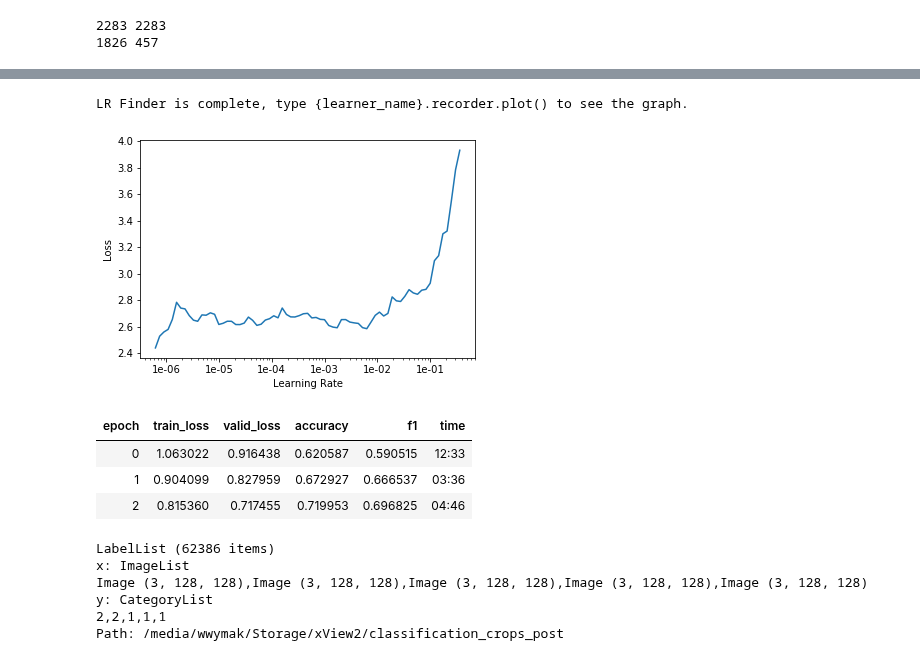
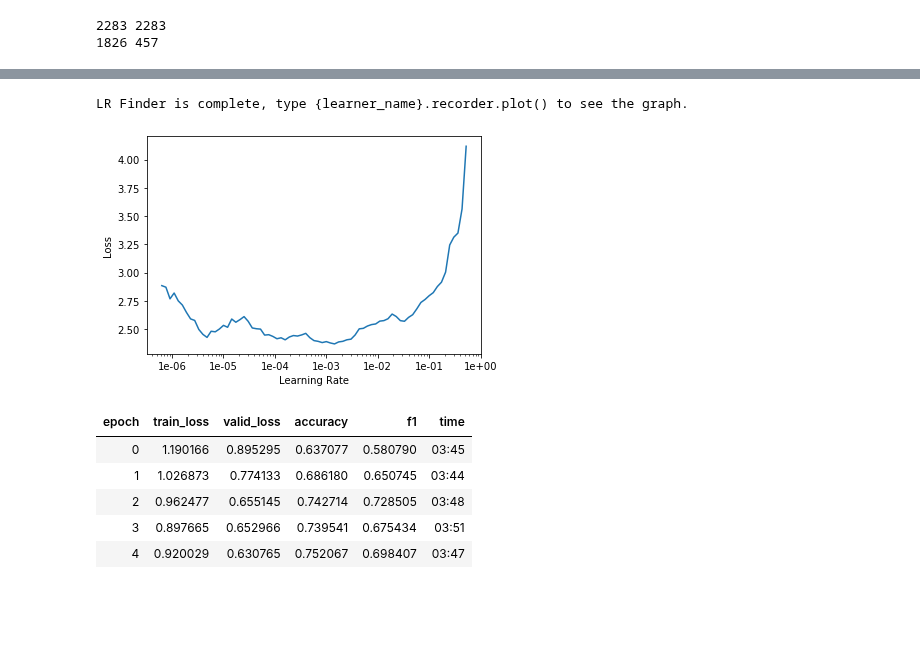
Before and after one commit to wwymak/spacenet-buildings, a Jupyter notebook: xview2/improve classification with bagging.ipynb, the cells around one changed output, grey strips where cells are left out. Saved outputs shown, nothing was run; the diff lists cells and outputs as text; code cells hidden in the pictures; blank space fills up the shorter version.

```diff
--- a/xview2/improve classification with bagging.ipynb
+++ b/xview2/improve classification with bagging.ipynb
@@ -62,7 +61,7 @@ models_path = data_dir / "models"
 classifcation_crop_dir = data_dir/"classification_crops_post"
 classification_labels = pd.read_csv(data_dir/"train_pre_post.csv")
 classification_labels["crop_filename"] = classification_labels.uuid.apply(lambda x: f"{x}.png")
-damage_crops_test_folder = data_dir / "classification_crops_test"
+damage_crops_test_folder = data_dir / "classification_crops_post"
 classification_labels.head()
 # %% [output]
 |  | uuid | img_id_pre | img_id_post | label | crop_filename |
@@ -223,3 +211,20 @@ data.show_batch(ds_type=DatasetType.Valid)
+# %%
+class CombinedCrossEntropyMSELoss(nn.Module):
+
+    def __init__(self, frac_mse=0.5, frac_ce=0.5):
+        super(CombinedCrossEntropyMSELoss, self).__init__()
+        self.frac_mse = frac_mse
+        self.frac_ce = frac_ce
+
+    def forward(self, inputs, targets, **kwargs):
+        predicted = torch.argmax(inputs, dim=1)
+        #torch.Size([8, 9, 256, 256]) torch.Size([8, 1, 256, 256])
+        ce_loss = CrossEntropyFlat()(inputs, targets)
+        mse_loss = torch.nn.MSELoss()(predicted.float(), targets.float())
+
+        total_loss = self.frac_mse * mse_loss + \
+                self. frac_ce * ce_loss
+        return total_loss
 # %%
 del learn
 gc.collect()
@@ -228,48 +233,41 @@ gc.collect()
 # mixnet = geffnet.mixnet_l(pretrained=True, drop_rate=0.25, drop_connect_rate=0.2, as_sequential=True)
 
 size=128
 bs=8
 src = (ImageList
        .from_df(datasets[0], path=classifcation_crop_dir, cols=['crop_filename'])
        .split_from_df(col="is_valid")
        .label_from_df(cols='label'))
 data = (src
         .transform(get_transforms(do_flip=True,
              flip_vert=True,
              max_rotate=180,
              max_zoom=1.2,
              max_lighting=0.5,
              max_warp=0.2,
              p_affine=0.75,
              p_lighting=0.75), size=size, tfm_y=False)
         .add_test_folder(damage_crops_test_folder)
         .databunch(bs=bs)
         .normalize(imagenet_stats))
 
 learn = cnn_learner(data,models.resnet50, metrics=[accuracy, f1])
 learn.model_dir = models_path
-# learn.loss_func =CombinedLoss(alpha=0.75, gamma=4);
+learn.loss_func =CombinedCrossEntropyMSELoss();
 learn.to_fp16();
 
 learn.lr_find()
 learn.recorder.plot();
 # %% [output]
 [interactive output not drawn]
 LR Finder is complete, type {learner_name}.recorder.plot() to see the graph.
-[figure, old version]
+[figure, new version]
 # %%
-learn.fit_one_cycle(3, max_lr=1e-3)
+learn.fit_one_cycle(5, max_lr=1e-3)
 # %% [output]
 | epoch | train_loss | valid_loss | accuracy | f1 | time |
-| 0 | 1.063022 | 0.916438 | 0.620587 | 0.590515 | 12:33 |
-| 1 | 0.904099 | 0.827959 | 0.672927 | 0.666537 | 03:36 |
-| 2 | 0.815360 | 0.717455 | 0.719953 | 0.696825 | 04:46 |
+| 0 | 1.190166 | 0.895295 | 0.637077 | 0.580790 | 03:45 |
+| 1 | 1.026873 | 0.774133 | 0.686180 | 0.650745 | 03:44 |
+| 2 | 0.962477 | 0.655145 | 0.742714 | 0.728505 | 03:48 |
+| 3 | 0.897665 | 0.652966 | 0.739541 | 0.675434 | 03:51 |
+| 4 | 0.920029 | 0.630765 | 0.752067 | 0.698407 | 03:47 |
-# %%
-data.train_ds
-# %% [output]
-LabelList (62386 items)
-x: ImageList
-Image (3, 128, 128),Image (3, 128, 128),Image (3, 128, 128),Image (3, 128, 128),Image (3, 128, 128)
-y: CategoryList
-2,2,1,1,1
-Path: /media/wwymak/Storage/xView2/classification_crops_post
```
Also changed, not shown: parts of 21 cells of this notebook, 1 other file.
